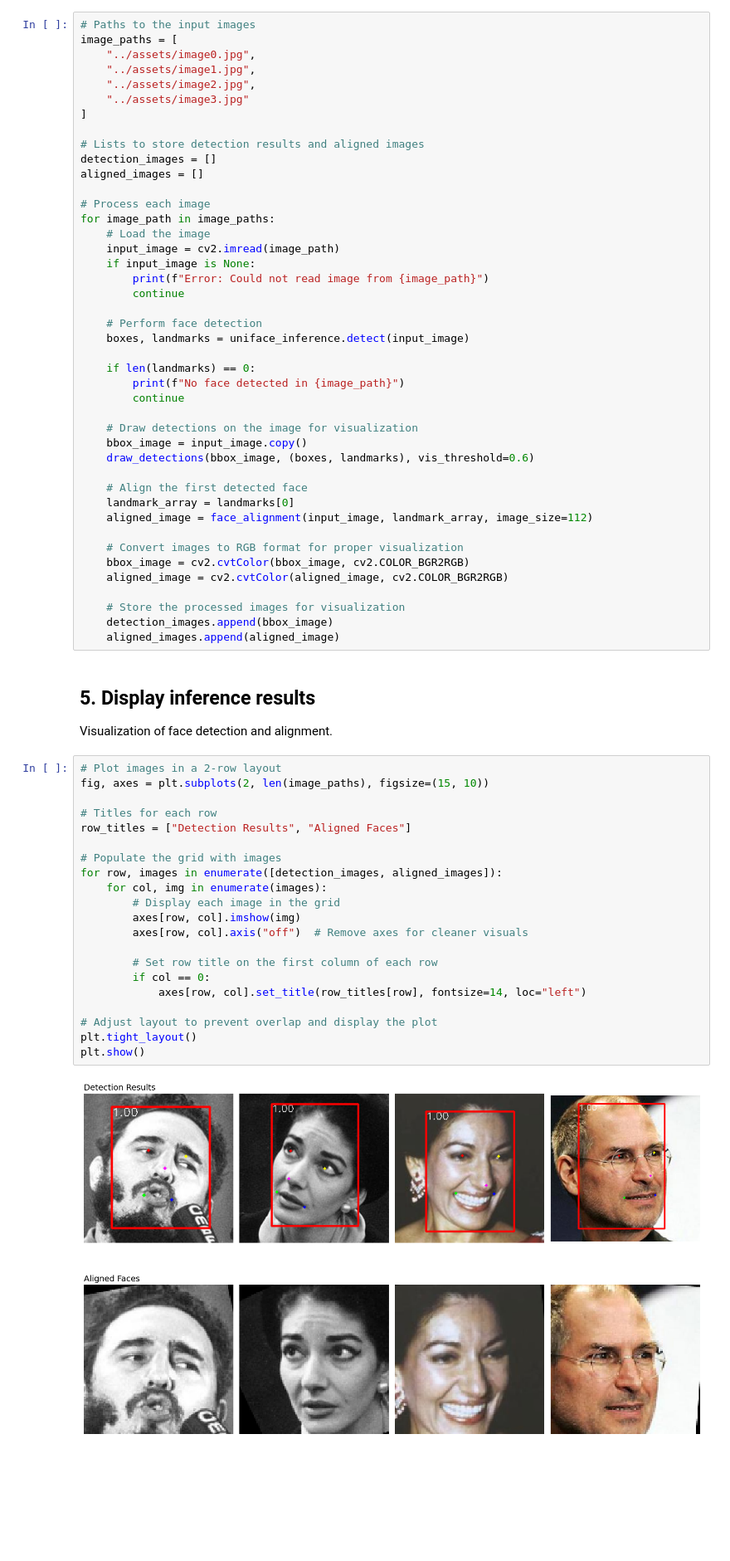
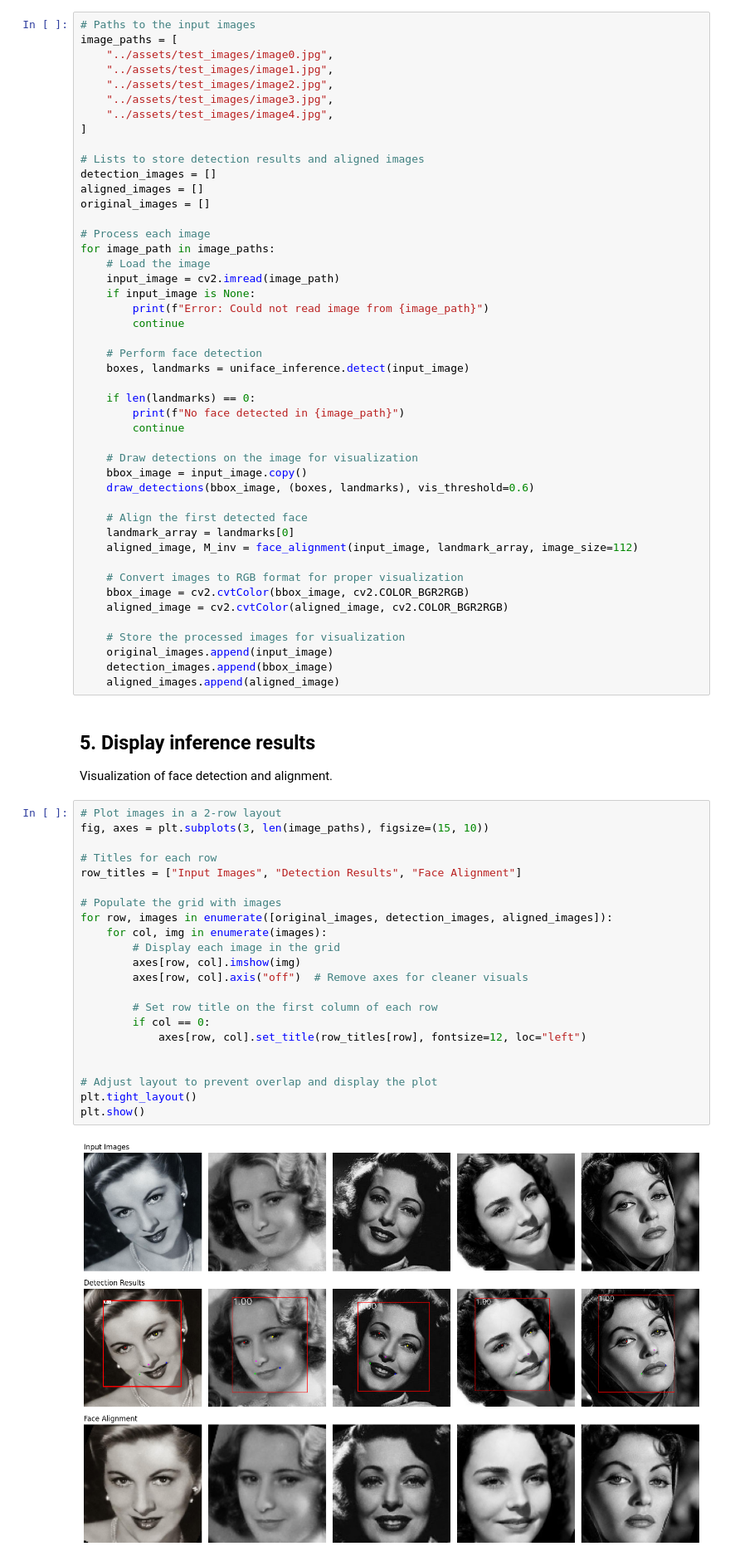
Before and after one commit to yakhyo/uniface, a Jupyter notebook: examples/face_alignment.ipynb, the cells around one changed output. Shown at 83% size. Drawn from its saved outputs; the diff is of its cells as text; blank space fills up the shorter version.

Commit message:
feat: Update alignment and make transform inverse accessible through alignment function [skip ci]

```diff
--- a/examples/face_alignment.ipynb
+++ b/examples/face_alignment.ipynb
@@ -43,15 +43,17 @@ Load set of input images to perform face detection and alignment, storing the re
 # %%
 # Paths to the input images
 image_paths = [
-    "../assets/image0.jpg",
-    "../assets/image1.jpg",
-    "../assets/image2.jpg",
-    "../assets/image3.jpg"
+    "../assets/test_images/image0.jpg",
+    "../assets/test_images/image1.jpg",
+    "../assets/test_images/image2.jpg",
+    "../assets/test_images/image3.jpg",
+    "../assets/test_images/image4.jpg",
 ]
 
 # Lists to store detection results and aligned images
 detection_images = []
 aligned_images = []
+original_images = []
 
 # Process each image
 for image_path in image_paths:
@@ -74,13 +76,14 @@ for image_path in image_paths:
 
     # Align the first detected face
     landmark_array = landmarks[0]
-    aligned_image = face_alignment(input_image, landmark_array, image_size=112)
+    aligned_image, M_inv = face_alignment(input_image, landmark_array, image_size=112)
 
     # Convert images to RGB format for proper visualization
     bbox_image = cv2.cvtColor(bbox_image, cv2.COLOR_BGR2RGB)
     aligned_image = cv2.cvtColor(aligned_image, cv2.COLOR_BGR2RGB)
 
     # Store the processed images for visualization
+    original_images.append(input_image)
     detection_images.append(bbox_image)
     aligned_images.append(aligned_image)
 # %% [markdown]
@@ -88,24 +91,25 @@ for image_path in image_paths:
 Visualization of face detection and alignment.
 # %%
 # Plot images in a 2-row layout
-fig, axes = plt.subplots(2, len(image_paths), figsize=(15, 10))
+fig, axes = plt.subplots(3, len(image_paths), figsize=(15, 10))
 
 # Titles for each row
-row_titles = ["Detection Results", "Aligned Faces"]
+row_titles = ["Input Images", "Detection Results", "Face Alignment"]
 
 # Populate the grid with images
-for row, images in enumerate([detection_images, aligned_images]):
+for row, images in enumerate([original_images, detection_images, aligned_images]):
     for col, img in enumerate(images):
         # Display each image in the grid
         axes[row, col].imshow(img)
         axes[row, col].axis("off")  # Remove axes for cleaner visuals
 
         # Set row title on the first column of each row
         if col == 0:
-            axes[row, col].set_title(row_titles[row], fontsize=14, loc="left")
+            axes[row, col].set_title(row_titles[row], fontsize=12, loc="left")
+
 
 # Adjust layout to prevent overlap and display the plot
 plt.tight_layout()
 plt.show()
 # %% [output]
-[figure, old version]
+[figure, new version]
```
Also changed, not shown: parts of 1 cell of this notebook, 18 other files.
